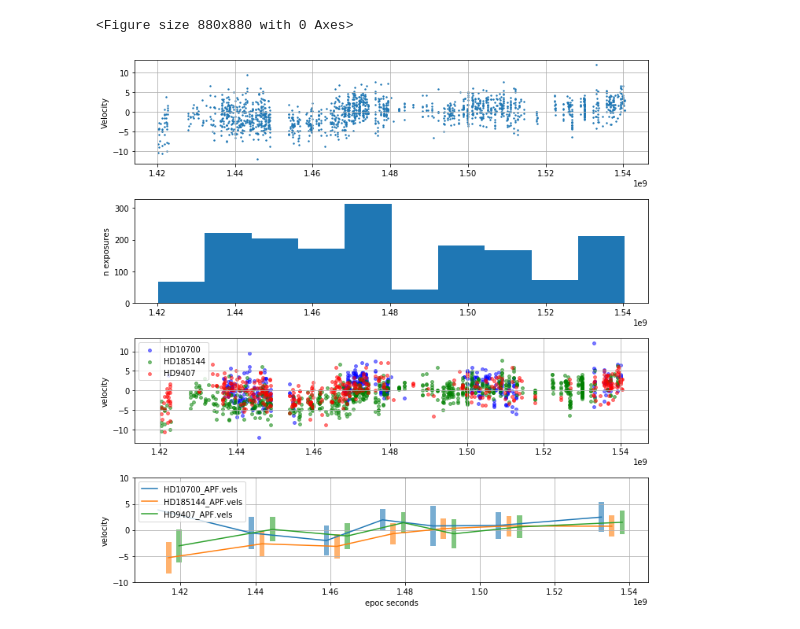
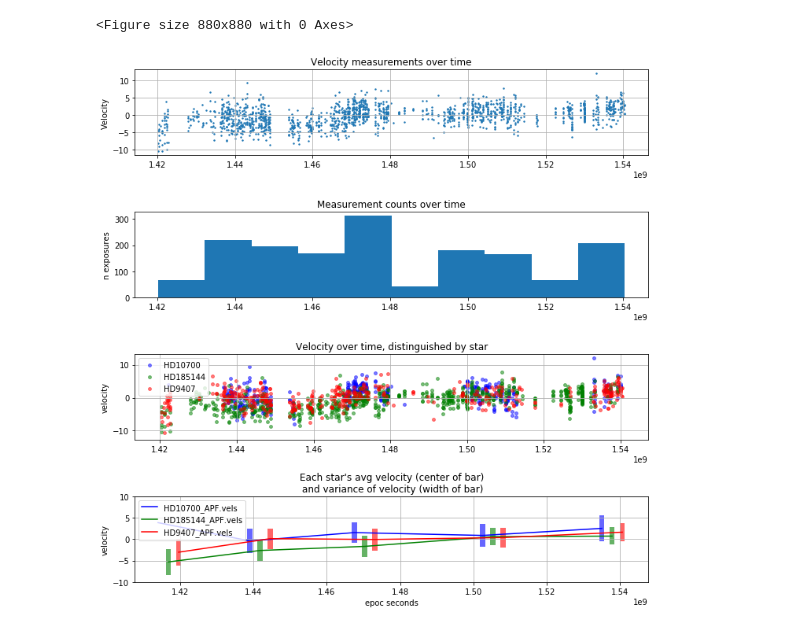
Before and after one commit to adeich/APF_telescope_behavior_study, a Jupyter notebook: basic_glance_at_data .ipynb, the cells around one changed output. Cells and saved outputs as stored; diff of their text form; code cells hidden in the pictures.

```diff
--- a/basic_glance_at_data .ipynb
+++ b/basic_glance_at_data .ipynb
@@ -55,0 +38,8 @@ Index(['DateTimeLocal', 'YearMonthDayHour', 'EpocSeconds',
+# %%
+data = pandas.read_csv('final_data.csv')
+
+data['delta_TAVERAGE'] = data['TAVERAGE'] - data['night_start_temperature']
+data['delta_TM1S210'] = data['TM1S210'] - data['night_start_TM1S210']
+data['delta_TM2CAIR'] = data['TM2CAIR'] - data['night_start_TM2CAIR']
+print(data.columns)
+print(data['TAVERAGE'][0], data['night_start_temperature'][0], data['delta_TAVERAGE'][0])
@@ -60,7 +64,8 @@ plot_df = pandas.DataFrame([['HD10700_APF.vels', 'b'], ['HD185144_APF.vels', 'g'
 
 def make_time_dist(ax, bin_edges, starID=None, starcolor=None):
     width = 2000000 * 0.7
-    for i, starID in enumerate(['HD10700_APF.vels', 'HD185144_APF.vels', 'HD9407_APF.vels']):
+    for i, row in plot_df.iterrows():
+        starID = row['starID']
         time = data.loc[data['starID'] == starID].EpocSeconds
         velocity = data.loc[data['starID'] == starID].velocity
 
@@ -74,46 +79,51 @@ def make_time_dist(ax, bin_edges, starID=None, starcolor=None):
 
         x_vals = bins[:-1] + 0.5 * (-bins[:-1] + bins[1:]) + i * width*2
         ax.bar(x_vals, height = 2 * analysis['std'], width=width,
-                    bottom = mean_minus_std, alpha=0.6, align='center',
+                    bottom = mean_minus_std, color = row['color'], alpha=0.6, align='center',
                       label='_nolegend_')
 
-        ax.plot(x_vals, analysis['mean'], label=starID)
+        ax.plot(x_vals, analysis['mean'],
+                c = row['color'], label=starID)
 
     ax.grid()
     ax.legend(loc='upper left')
 
 
 
 
 figure(num=None, figsize=(11, 11), dpi=80, facecolor='w', edgecolor='k')
 opacity = 0.5
 shape = 'circle'
 fig, axs = plt.subplots(4, 1)
 axs[0].set_ylabel("Velocity")
 axs[0].grid()
 axs[0].scatter(data.EpocSeconds, data.velocity, s=2)
-axs[1].hist(data.EpocSeconds); axs[1].set_ylabel('n exposures')
+axs[0].set_title('Velocity measurements over time')
+axs[1].hist(data.EpocSeconds, label='all stars'); axs[1].set_ylabel('n exposures')
+axs[1].set_title('Measurement counts over time')
 #axs[2].scatter(data.EpocSeconds, [])
-axs[2].scatter(data.loc[data['starID'] == 'HD10700_APF.vels'].EpocSeconds,
-               data.loc[data['starID'] == 'HD10700_APF.vels'].velocity,
-                s=15, c='b', label='HD10700', alpha=opacity)
-axs[2].scatter(data.loc[data['starID'] == 'HD185144_APF.vels'].EpocSeconds,
-               data.loc[data['starID'] == 'HD185144_APF.vels'].velocity,
-                s=15, c='g', label='HD185144', alpha=opacity)
-axs[2].scatter(data.loc[data['starID'] == 'HD9407_APF.vels'].EpocSeconds,
-               data.loc[data['starID'] == 'HD9407_APF.vels'].velocity,
-                s=15, c='r', label='HD9407', alpha=opacity)
+axs[2].scatter(data.loc[data['starID'] == plot_df['starID'][0]].EpocSeconds,
+               data.loc[data['starID'] == plot_df['starID'][0]].velocity,
+                s=15, c=plot_df['color'][0], label='HD10700', alpha=opacity)
+axs[2].scatter(data.loc[data['starID'] == plot_df['starID'][1]].EpocSeconds,
+               data.loc[data['starID'] == plot_df['starID'][1]].velocity,
+                s=15, c=plot_df['color'][1], label='HD185144', alpha=opacity)
+axs[2].scatter(data.loc[data['starID'] == plot_df['starID'][2]].EpocSeconds,
+               data.loc[data['starID'] == plot_df['starID'][2]].velocity,
+                s=15, c=plot_df['color'][2], label='HD9407', alpha=opacity)
 axs[2].legend(loc='upper left');
 axs[2].set_ylabel('velocity')
 axs[2].grid()
+axs[2].set_title('Velocity over time, distinguished by star')
 axs[3].set_xlabel('epoc seconds')
-make_time_dist(axs[3], bin_edges=[1.4e9, 1.428e9, 1.45e9, 1.468e9, 1.48e9, 1.495e9, 1.515e9, 1.55e9])
+make_time_dist(axs[3], bin_edges=[1.4e9, 1.428e9, 1.45e9, 1.485e9, 1.52e9, 1.55e9])
 axs[3].set_ylabel('velocity')
 axs[3].set_ylim(-10,10)
+axs[3].set_title('Each star\'s avg velocity (center of bar)\n and variance of velocity (width of bar)')
 
 fig.set_figheight(10)
 fig.set_figwidth(10)
 fig.tight_layout()
 # %% [output]
 <Figure size 880x880 with 0 Axes>
-[figure, old version]
+[figure, new version]
```
Also changed, not shown: parts of 5 cells of this notebook, 2 other files.
